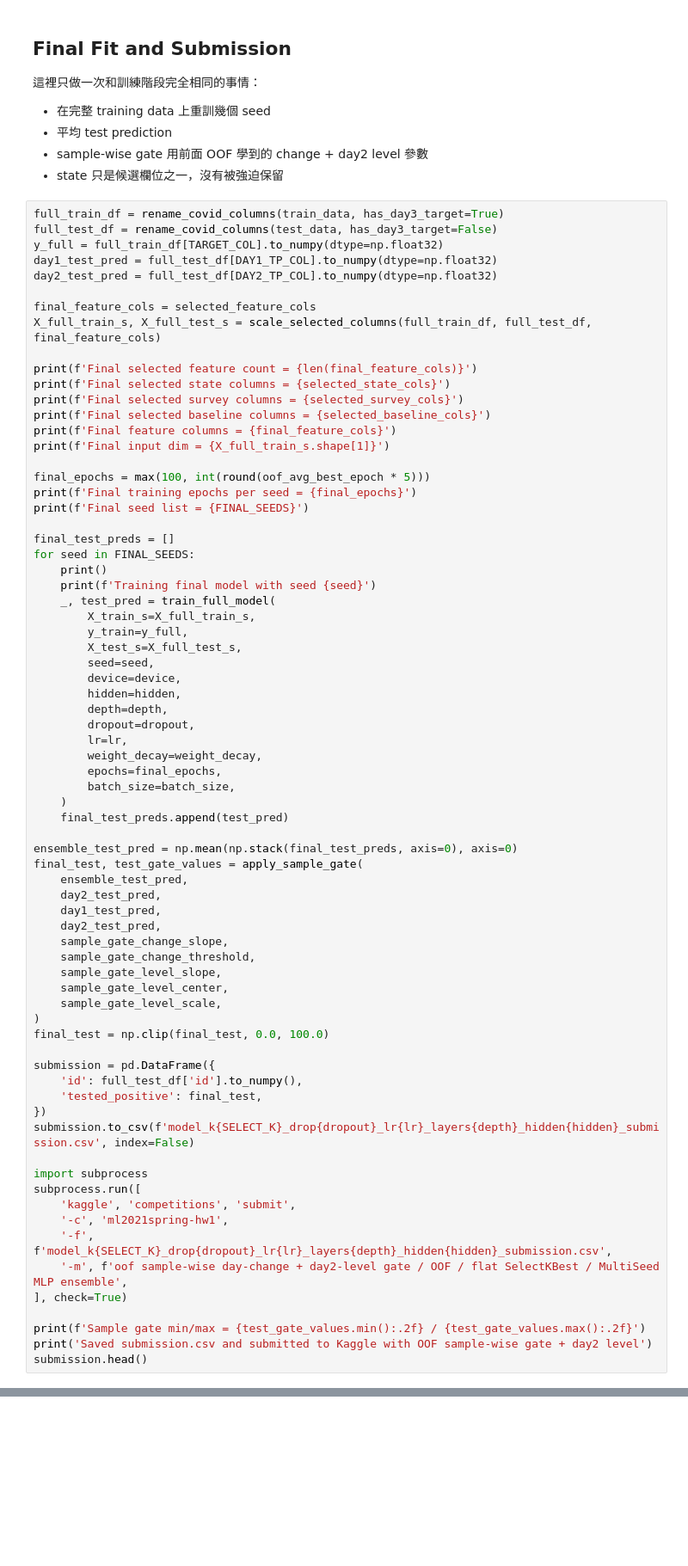
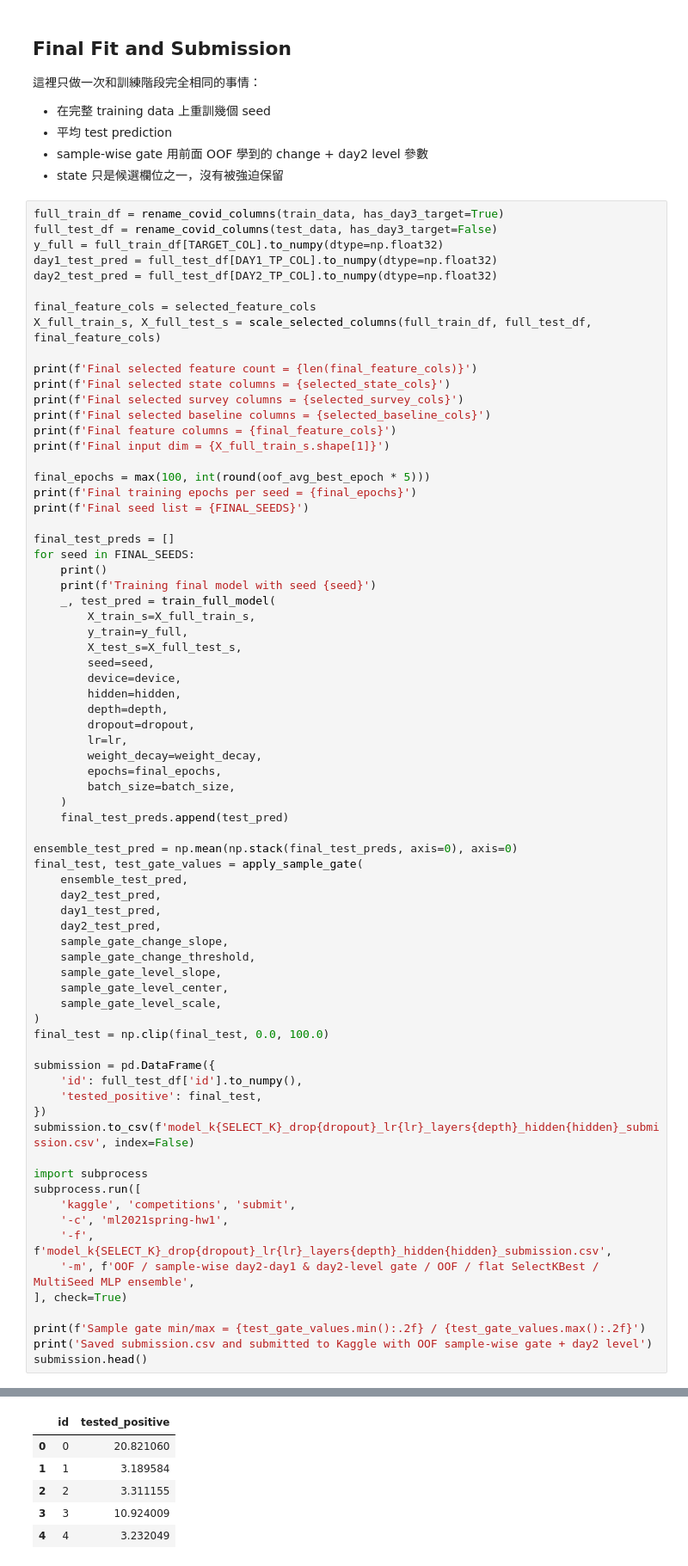
Before and after one commit to jordan841220/kaggle_playground, a Jupyter notebook: covid_prediction/main.ipynb, the cells around one changed output, grey strips where cells are left out. Shown at 86% size. Saved outputs shown, nothing was run; the diff lists cells and outputs as text; blank space fills up the shorter version.

```diff
--- a/covid_prediction/main.ipynb
+++ b/covid_prediction/main.ipynb
@@ -907,9 +984,10 @@ subprocess.run([
     'kaggle', 'competitions', 'submit',
     '-c', 'ml2021spring-hw1',
     '-f', f'model_k{SELECT_K}_drop{dropout}_lr{lr}_layers{depth}_hidden{hidden}_submission.csv',
-    '-m', f'oof sample-wise day-change + day2-level gate / OOF / flat SelectKBest / MultiSeed MLP ensemble',
+    '-m', f'OOF / sample-wise day2-day1 & day2-level gate / OOF / flat SelectKBest / MultiSeed MLP ensemble',
 ], check=True)
 
 print(f'Sample gate min/max = {test_gate_values.min():.2f} / {test_gate_values.max():.2f}')
 print('Saved submission.csv and submitted to Kaggle with OOF sample-wise gate + day2 level')
 submission.head()
+# %% [output]
@@ -915,0 +1013,6 @@ submission.head()
+|  | id | tested_positive |
+| 0 | 0 | 20.821060 |
+| 1 | 1 | 3.189584 |
+| 2 | 2 | 3.311155 |
+| 3 | 3 | 10.924009 |
+| 4 | 4 | 3.232049 |
```
Also changed, not shown: parts of 9 cells of this notebook, 1 other file.
